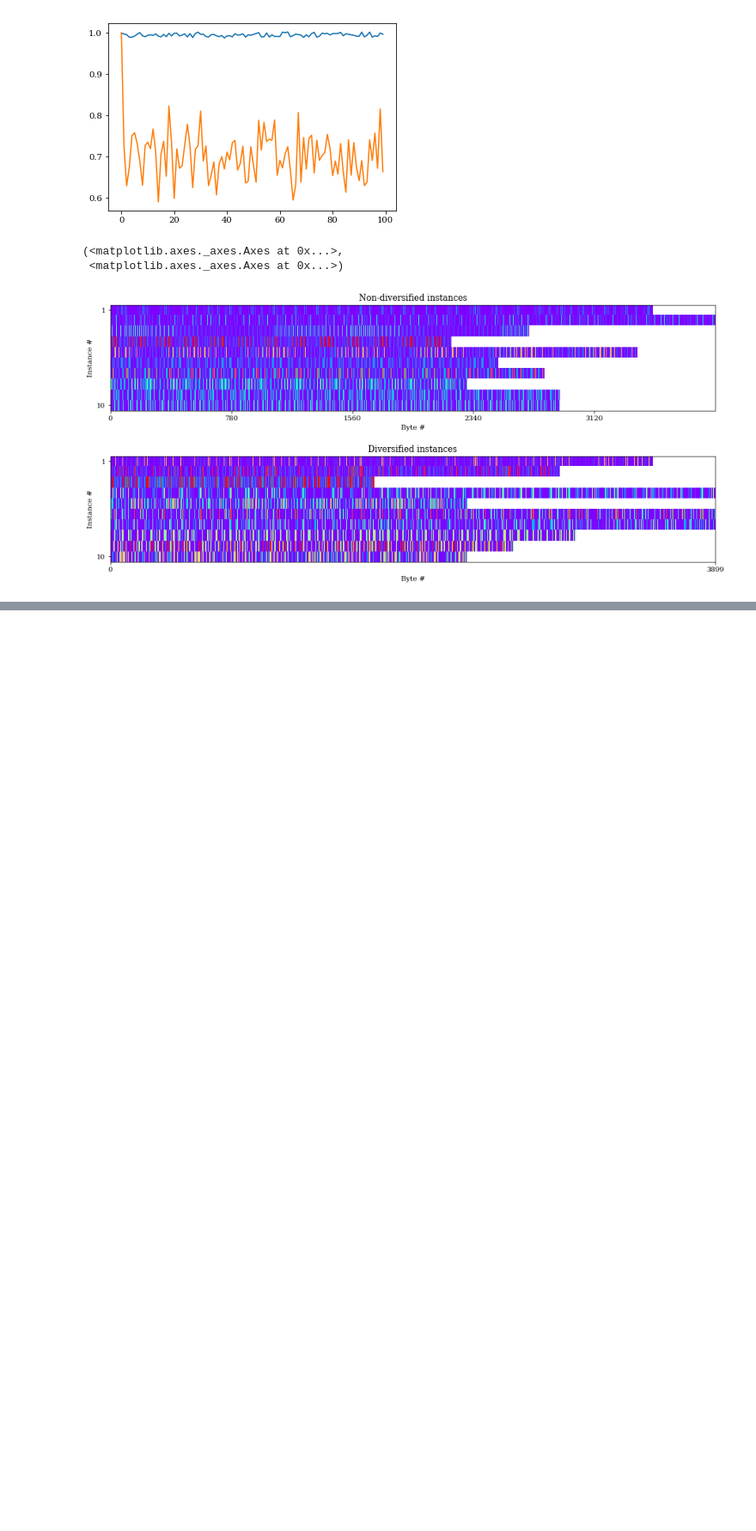
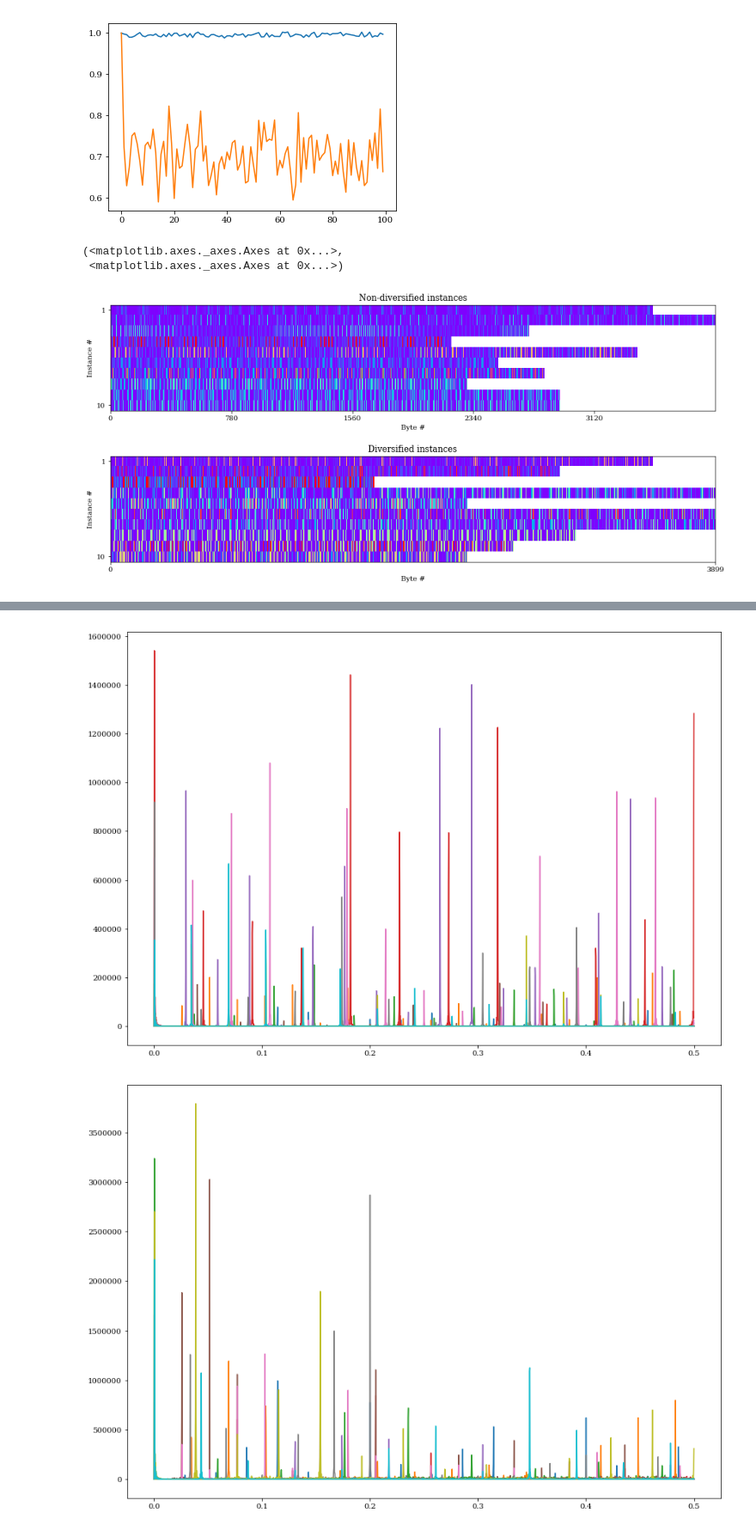
Before and after one commit to SINTEF-9012/thingml-diversifier, a Jupyter notebook: src/main/python/nodejs_test_2.ipynb, the cells around one changed output, grey strips where cells are left out. Shown at 86% size. Drawn from its saved outputs; the diff is of its cells as text; code cells hidden in the pictures; blank space fills up the shorter version.

```diff
--- a/src/main/python/nodejs_test_2.ipynb
+++ b/src/main/python/nodejs_test_2.ipynb
@@ -206,0 +209,31 @@ plot_two_images(2, base_weak_type, diversified_weak_type)
+# %%
+plt.figure(100, figsize=(14,10))
+
+N = 10
+
+for i in range(0,N):
+   single = base_data[i,:]
+   single[np.isnan(single)] = 0
+   f, P = sig.periodogram(single)
+   plt.plot(f,P)
+
+plt.show()
+
+plt.figure(101, figsize=(14,10))
+
+for i in range(0,N):
+   single = diversified_data[i,:]
+   single[np.isnan(single)] = 0
+   f, P = sig.periodogram(single)
+   plt.plot(f,P)
+
+plt.show()
+
+# i = 1
+# single = diversified_data[i,:]
+# single[np.isnan(single)] = 0
+# f, P = sig.periodogram(single)
+# plt.plot(f,P)
+# %% [output]
+[figure, added]
+[figure, added]
```
Also changed, not shown: parts of 1 cell of this notebook, 30 other files.
